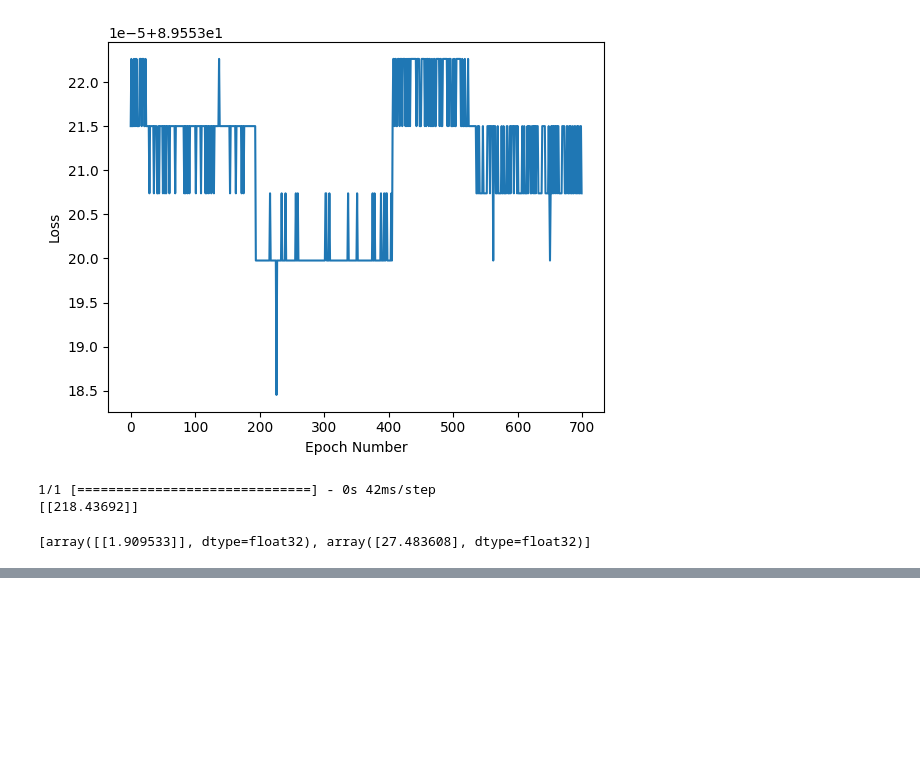
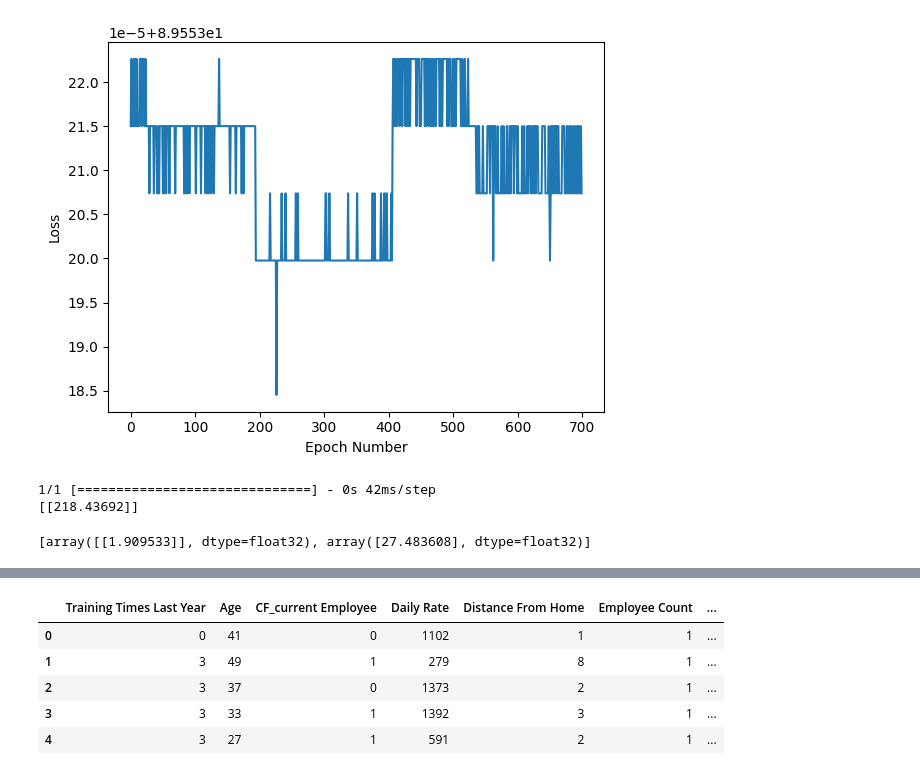
Before and after one commit to swarajksahoo/Python-DataBase-Connectivity, a Jupyter notebook: Tensorflow_Code.ipynb, the cells around one changed output, grey strips where cells are left out. Drawn from its saved outputs; the diff is of its cells as text; code cells hidden in the pictures; blank space fills up the shorter version.

```diff
--- a/Tensorflow_Code.ipynb
+++ b/Tensorflow_Code.ipynb
@@ -80,0 +96,11 @@ dtype: int64
+# %%
+one_hot_encoded_data = pd.get_dummies(X, columns=col_categorical, dtype=int)
+# %%
+one_hot_encoded_data.head()
+# %% [output]
+|  | Training Times Last Year | Age | CF_current Employee | Daily Rate | Distance From Home | Employee Count | ... |
+| 0 | 0 | 41 | 0 | 1102 | 1 | 1 | ... |
+| 1 | 3 | 49 | 1 | 279 | 8 | 1 | ... |
+| 2 | 3 | 37 | 0 | 1373 | 2 | 1 | ... |
+| 3 | 3 | 33 | 1 | 1392 | 3 | 1 | ... |
+| 4 | 3 | 27 | 1 | 591 | 2 | 1 | ... |
```
Also changed, not shown: parts of 23 cells of this notebook.
